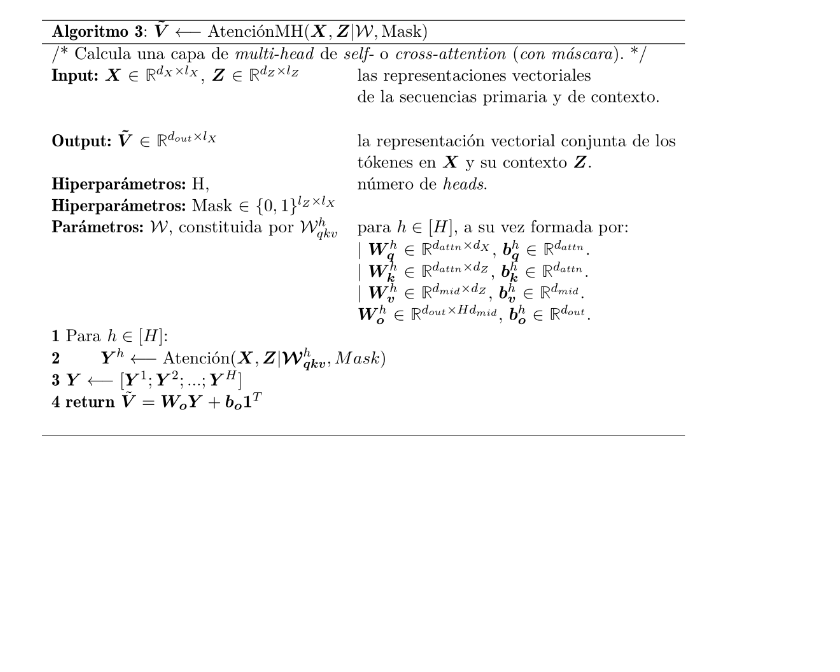
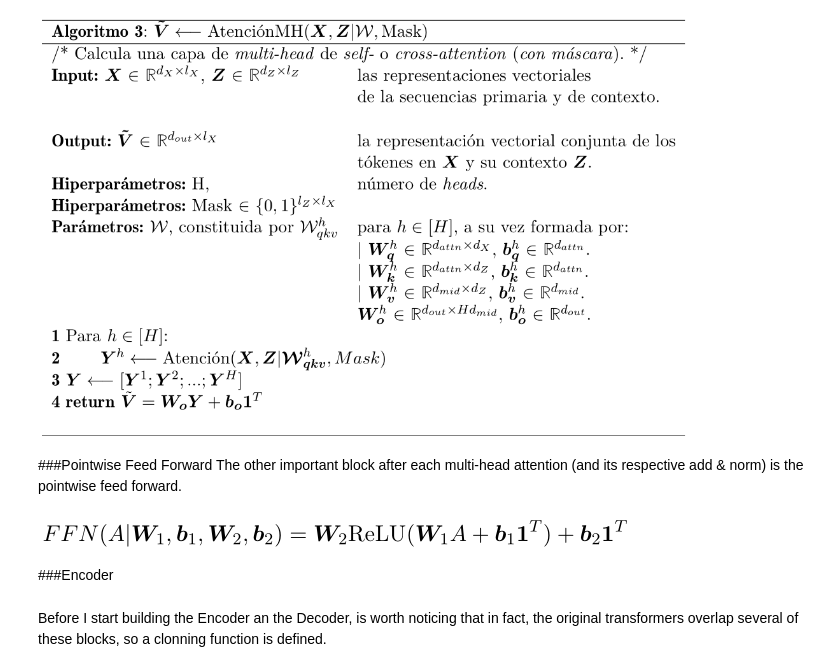
Before and after one commit to nomadicsenseis/annoted-transformer, a Jupyter notebook: The_Annoted_Transformer.ipynb, the cells around one changed output. Drawn from its saved outputs; the diff is of its cells as text; code cells hidden in the pictures; blank space fills up the shorter version.

```diff
--- a/The_Annoted_Transformer.ipynb
+++ b/The_Annoted_Transformer.ipynb
@@ -264,3 +264,11 @@ class MultiHeadedAttention(tf.keras.layers.Layer):
     x = tf.transpose(x, (0, 2, 1, 3))
     x = tf.reshape(x, (nbatches, -1, self.h * self.d_k))
     return self.linears[-1](x)
+# %% [markdown]
+###Pointwise Feed Forward
+The other important block after each multi-head attention  (and its respective add & norm) is the pointwise feed forward.
+# %%
+from IPython.display import Image
+Image(filename='/content/pointwisefeedforwardeq.png')
+# %% [output]
+[figure, added]
@@ -266,0 +306,5 @@ class MultiHeadedAttention(tf.keras.layers.Layer):
+# %% [markdown]
+
+###Encoder
+# %% [markdown]
+Before I start building the Encoder an the Decoder, is worth noticing that in fact, the original transformers overlap several of these blocks, so a clonning function is defined.
```
Also changed, not shown: parts of 27 cells of this notebook.
